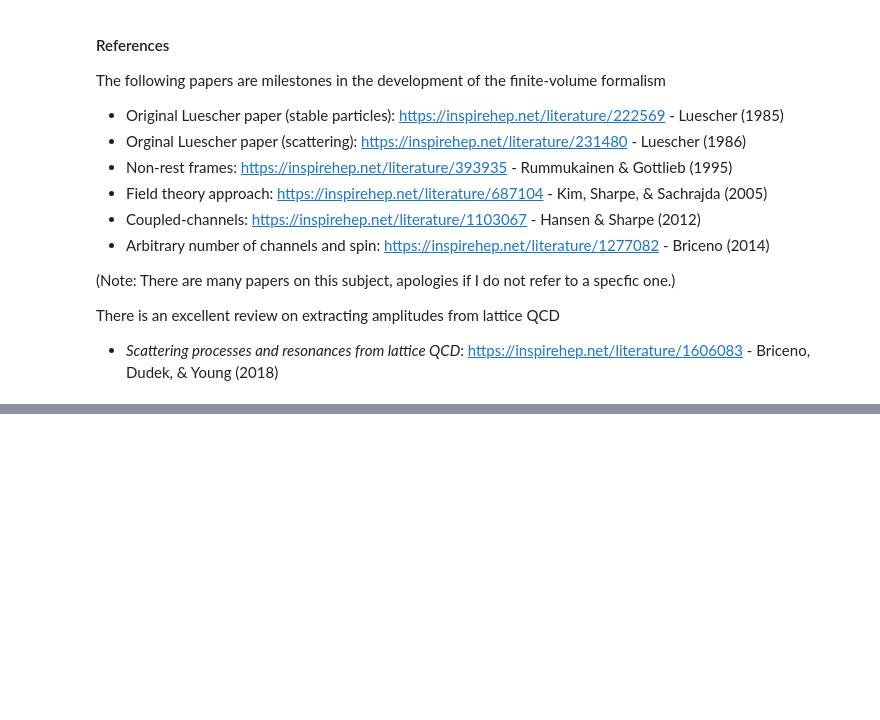
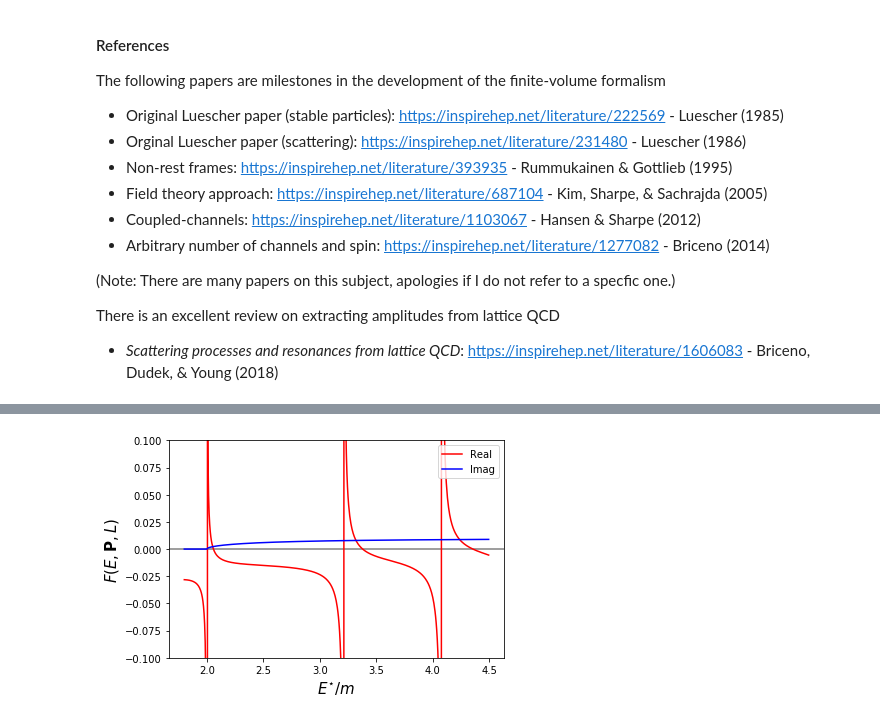
Before and after one commit to ajackura/LatticeSummerSchool2021-ScatteringExercises, a Jupyter notebook: Notebooks-final/hadspec_ex2_luescher.ipynb, the cells around one changed output, grey strips where cells are left out. Drawn from its saved outputs; the diff is of its cells as text; code cells hidden in the pictures; blank space fills up the shorter version.

```diff
--- a/Notebooks-final/hadspec_ex2_luescher.ipynb
+++ b/Notebooks-final/hadspec_ex2_luescher.ipynb
@@ -160,17 +186,0 @@ def get_spectrum_data( nP, Ecm_max, L_range ):
-# %%
-nPList = [[0,0,0],[0,0,1],[0,1,1],[1,1,1],[0,0,2]]
-L_min, L_max, L_step = 2.0, 6.0, 0.1    # / m
-L_list = np.arange(L_min,L_max,L_step)
-Ecm_max = 5.0                           # m
-
-fig = plt.figure(figsize=(13,5))
-
-for i,nP in enumerate(nPList):
-    tmp = get_spectrum_data(nP,Ecm_max,L_list)
-    plot = fig.add_subplot(1,len(nPList),i+1)
-    plot.set_title(str(nP))
-    plot.set_xlabel(r'$mL$')
-    if i == 0:
-        plot.set_ylabel(r'$E^{\star}/m$')
-    for j in tmp:
-        plot.plot(j[0],j[1],color="tab:blue")
@@ -207,0 +315,38 @@ for xe, ye in zip(mL, Ecm):
+# %%
+'''
+Making some plots of F
+'''
+
+# number of shells for sum, nshell^2 = nx^2 + ny^2 + nz^2
+nShell = 20
+
+# dimensionless alpha regulator
+alpha = 0.1   # can tune this more carefully to ensure convergence is what is desired. Here, 0.1 with nShell = 20 is sufficient
+
+# generating integer tuple
+intList = generateIntList( nShell )
+
+L = 5.0 # / m
+nP = np.array([0,0,0])
+
+# plot routine for F
+# Note: because of the way I coded the F function, I need to loop through the energies and append an array instead of passing and array.
+# If you find a better alternative for this code or the code above, please let me know.
+def plot_F(L, nP):
+    F_list = []
+    Ecm_o_m_start, Ecm_o_m_stop, Ecm_o_m_step = 1.8, 4.5, 0.005
+    Ecm_o_m_range = np.arange(Ecm_o_m_start, Ecm_o_m_stop, Ecm_o_m_step)
+    for Ecm_o_m in Ecm_o_m_range:
+        F_list.append(F_function( Ecm_o_m, nP, alpha, L ))
+    F = np.asarray(F_list)
+    plt.axhline(y=0, color='gray', linestyle='-')
+    plt.plot(Ecm_o_m_range, F.real, color='red',label="Real")
+    plt.plot(Ecm_o_m_range, F.imag, color='blue',label="Imag")
+    plt.xlabel(r'$E^{\star}/m$',fontsize=15)
+    plt.ylabel(r'$F(E,\mathbf{P},L)$',fontsize=15)
+    plt.legend(loc="upper right")
+    plt.ylim(-0.1,0.1)
+
+plot_F(L,nP)
+# %% [output]
+[figure, added]
```
Also changed, not shown: parts of 11 cells of this notebook.
